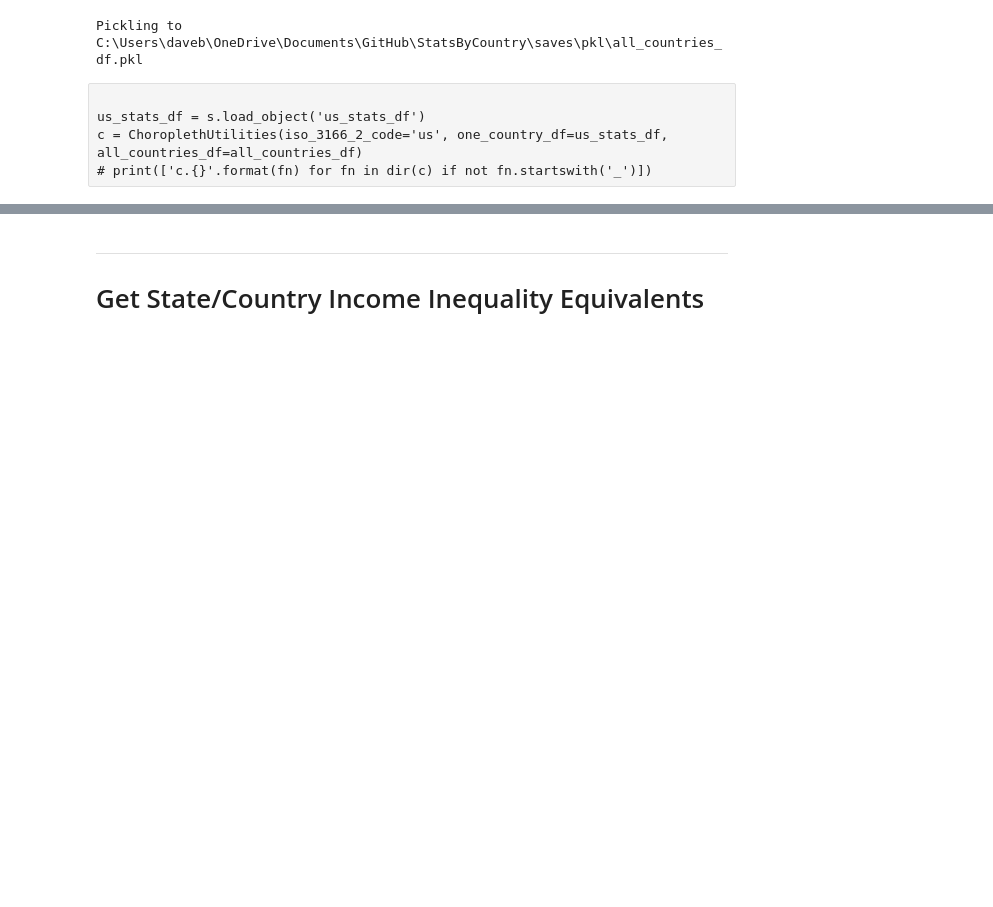
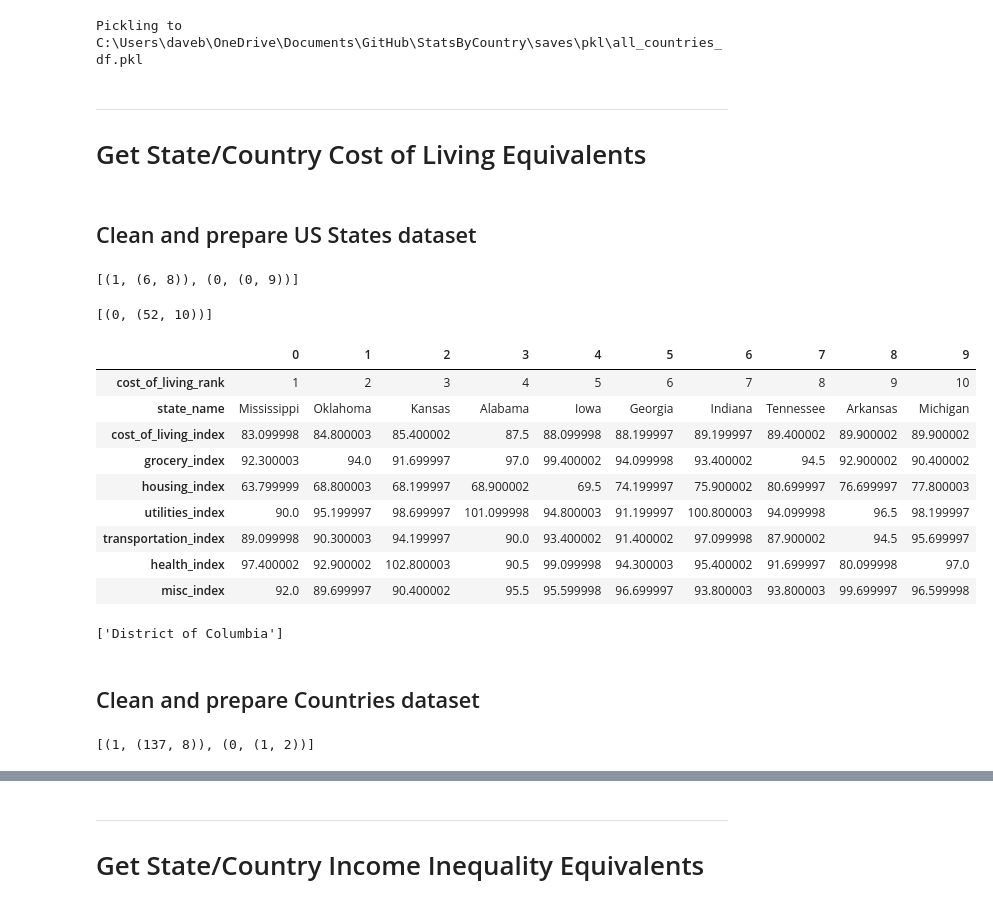
Before and after one commit to dbabbitt/StatsByCountry, a Jupyter notebook: ipynb/US State Stats.ipynb, the cells around one changed output, grey strips where cells are left out. Drawn from its saved outputs; the diff is of its cells as text; code cells hidden in the pictures; blank space fills up the shorter version.

```diff
--- a/ipynb/US State Stats.ipynb
+++ b/ipynb/US State Stats.ipynb
@@ -32,8 +33,51 @@ all_countries_df.country_name = all_countries_df.country_name.map(lambda x: ssu.
 s.store_objects(all_countries_df=all_countries_df.reset_index(drop=False))
 # %% [output]
 Pickling to C:\Users\daveb\OneDrive\Documents\GitHub\StatsByCountry\saves\pkl\all_countries_df.pkl
-# %% [raw]
-
-us_stats_df = s.load_object('us_stats_df')
-c = ChoroplethUtilities(iso_3166_2_code='us', one_country_df=us_stats_df, all_countries_df=all_countries_df)
-# print(['c.{}'.format(fn) for fn in dir(c) if not fn.startswith('_')])
+# %% [markdown]
+
+----
+# Get State/Country Cost of Living Equivalents
+# %% [markdown]
+
+## Clean and prepare US States dataset
+# %%
+
+url = 'https://meric.mo.gov/data/cost-living-data-series'
+tables_list = ssu.get_page_tables(url)
+# %% [output]
+[(1, (6, 8)), (0, (0, 9))]
+# %%
+
+body_opener_str = '</thead>\n  <tbody>\n  '
+head_closer_str = '<th>Misc.</th>\n    </tr>\n    '
+html_str = tables_list[0].to_html().replace(body_opener_str, '').replace(head_closer_str,
+                                                                         head_closer_str + body_opener_str).replace('th>', 'td>')
+tables_list = ssu.get_page_tables(html_str)
+# %% [output]
+[(0, (52, 10))]
+# %%
+
+us_states_df = tables_list[0].copy()
+# print(us_states_df.columns.tolist())
+floats_list = ['cost_of_living_index', 'grocery_index', 'housing_index', 'utilities_index', 'transportation_index',
+                'health_index', 'misc_index']
+columns_list = ['cost_of_living_rank', 'state_name'] + floats_list
+us_states_df.columns = ['deleteme'] + columns_list
+us_states_df = us_states_df[columns_list]
+for cn in floats_list:
+    us_states_df[cn] = us_states_df[cn].map(lambda x: re.sub(r'[^0-9\.]+', '', str(x)))
+    us_states_df[cn] = pd.to_numeric(us_states_df[cn], errors='coerce', downcast='float')
+mask_series = us_states_df.state_name.isnull()
+us_states_df = us_states_df[~mask_series]
+us_states_df.head(10).T
+# %% [output]
+|  | 0 | 1 | 2 | 3 | 4 | 5 | 6 | 7 | 8 | 9 |
+| cost_of_living_rank | 1 | 2 | 3 | 4 | 5 | 6 | 7 | 8 | 9 | 10 |
+| state_name | Mississippi | Oklahoma | Kansas | Alabama | Iowa | Georgia | Indiana | Tennessee | Arkansas | Michigan |
+| cost_of_living_index | 83.099998 | 84.800003 | 85.400002 | 87.5 | 88.099998 | 88.199997 | 89.199997 | 89.400002 | 89.900002 | 89.900002 |
+| grocery_index | 92.300003 | 94.0 | 91.699997 | 97.0 | 99.400002 | 94.099998 | 93.400002 | 94.5 | 92.900002 | 90.400002 |
+| housing_index | 63.799999 | 68.800003 | 68.199997 | 68.900002 | 69.5 | 74.199997 | 75.900002 | 80.699997 | 76.699997 | 77.800003 |
+| utilities_index | 90.0 | 95.199997 | 98.699997 | 101.099998 | 94.800003 | 91.199997 | 100.800003 | 94.099998 | 96.5 | 98.199997 |
+| transportation_index | 89.099998 | 90.300003 | 94.199997 | 90.0 | 93.400002 | 91.400002 | 97.099998 | 87.900002 | 94.5 | 95.699997 |
+| health_index | 97.400002 | 92.900002 | 102.800003 | 90.5 | 99.099998 | 94.300003 | 95.400002 | 91.699997 | 80.099998 | 97.0 |
+| misc_index | 92.0 | 89.699997 | 90.400002 | 95.5 | 95.599998 | 96.699997 | 93.800003 | 93.800003 | 99.699997 | 96.599998 |
@@ -39,0 +89,24 @@ c = ChoroplethUtilities(iso_3166_2_code='us', one_country_df=us_stats_df, all_co
+# %%
+
+# Remove US states duplicates and misspellings
+states_list = sorted(set(us_states_df.state_name).symmetric_difference(set(ssu.us_stats_df.index)))
+print(states_list)
+doubles_df = ssu.check_4_doubles(states_list)
+mask_series = (doubles_df.max_similarity > 0.6)
+columns_list = ['first_item', 'second_item', 'max_similarity']
+if doubles_df[mask_series].shape[0]:
+    display(doubles_df[mask_series][columns_list].sort_values('max_similarity', ascending=False))
+mask_series = us_states_df.duplicated(subset=['state_name'], keep=False)
+if us_states_df[mask_series].shape[0]:
+    display(us_states_df[mask_series])
+# %% [output]
+['District of Columbia']
+# %% [markdown]
+
+## Clean and prepare Countries dataset
+# %%
+
+url = 'https://www.numbeo.com/cost-of-living/rankings_by_country.jsp'
+tables_list = ssu.get_page_tables(url)
+# %% [output]
+[(1, (137, 8)), (0, (1, 2))]
```
Also changed, not shown: parts of 14 cells of this notebook, 13 other files.
